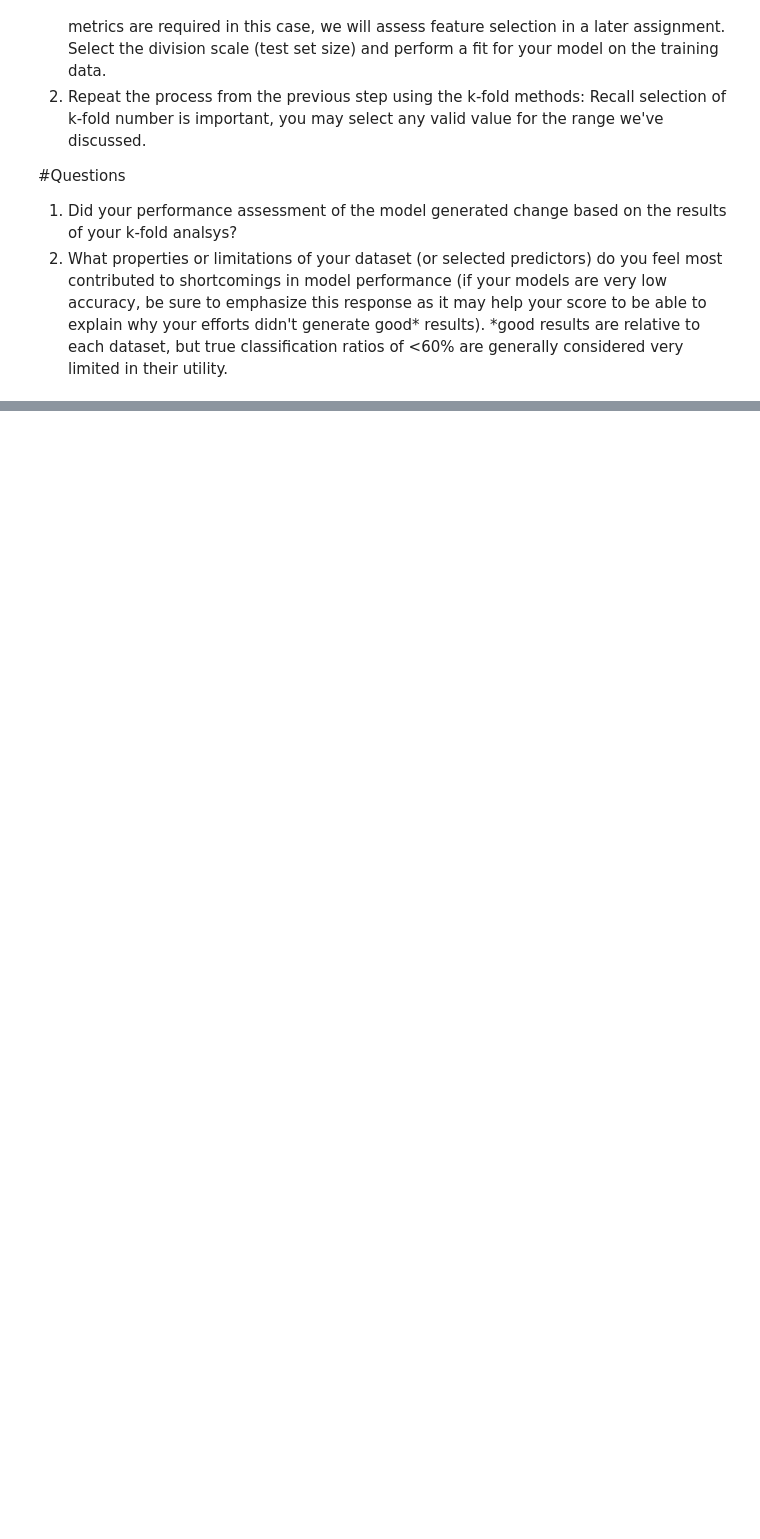
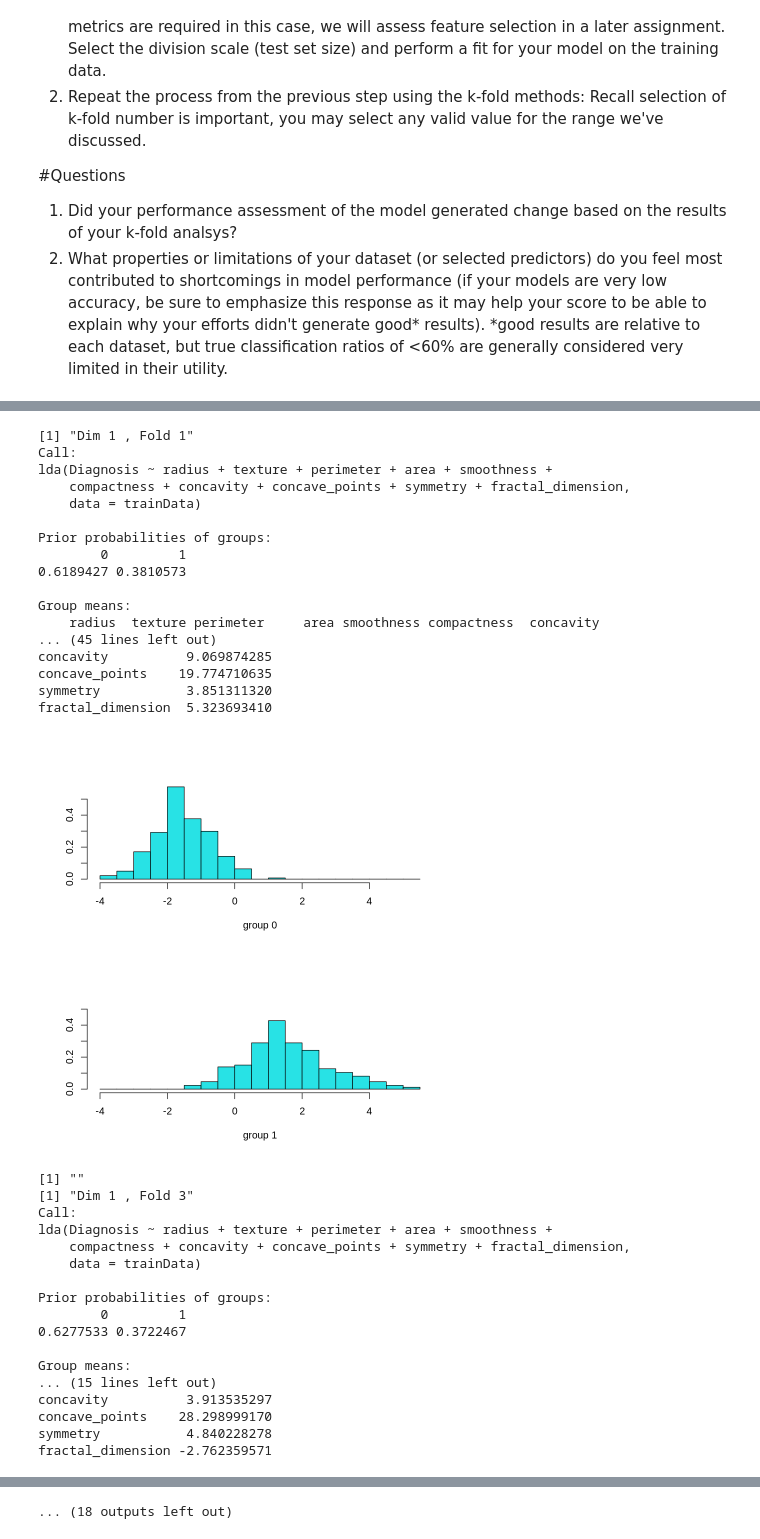
Before and after one commit to joelvinas/COMP-SCI_5565, a Jupyter notebook: Assignment 3/Code/Feature_Selection_&_Classification_Section_2_Classification.ipynb, the cells around one changed output, grey strips where cells are left out. Drawn from its saved outputs; the diff is of its cells as text; code cells hidden in the pictures; blank space fills up the shorter version.

```diff
--- a/Assignment 3/Code/Feature_Selection_&_Classification_Section_2_Classification.ipynb
+++ b/Assignment 3/Code/Feature_Selection_&_Classification_Section_2_Classification.ipynb
@@ -25,0 +333,59 @@ Recall selection of k-fold number is important, you may select any valid value f
+# %%
+library(MASS)
+
+dataframe_list <- list("Dim 1" = wdbc_data1, "Dim 2" = wdbc_data2, "Dim 3" = wdbc_data3)
+
+for (df_name in names(dataframe_list)) {
+  current_df <- dataframe_list[[df_name]]
+
+  for (cur_group in 1:5) {
+  trainData <- current_df %>%
+    filter(data_group != cur_group)
+  testData <- current_df %>%
+    filter(data_group == cur_group)
+
+  lda.fit <- lda(Diagnosis ~ radius + texture + perimeter + area + smoothness + compactness + concavity + concave_points + symmetry + fractal_dimension,
+    data = trainData)
+  print(paste(df_name, ", Fold",cur_group))
+  print(lda.fit)
+  plot(lda.fit)
+  print("")
+
+  }
+}
+# %% [output]
+[1] "Dim 1 , Fold 1"
+Call:
+lda(Diagnosis ~ radius + texture + perimeter + area + smoothness +
+    compactness + concavity + concave_points + symmetry + fractal_dimension,
+    data = trainData)
+
+Prior probabilities of groups:
+        0         1
+0.6189427 0.3810573
+
+Group means:
+    radius  texture perimeter     area smoothness compactness  concavity
+... (45 lines left out)
+concavity          9.069874285
+concave_points    19.774710635
+symmetry           3.851311320
+fractal_dimension  5.323693410
+[figure, added]
+[1] ""
+[1] "Dim 1 , Fold 3"
+Call:
+lda(Diagnosis ~ radius + texture + perimeter + area + smoothness +
+    compactness + concavity + concave_points + symmetry + fractal_dimension,
+    data = trainData)
+
+Prior probabilities of groups:
+        0         1
+0.6277533 0.3722467
+
+Group means:
+... (15 lines left out)
+concavity          3.913535297
+concave_points    28.298999170
+symmetry           4.840228278
+fractal_dimension -2.762359571
@@ -25,0 +465 @@ Recall selection of k-fold number is important, you may select any valid value f
+... (18 outputs left out)
```
Also changed, not shown: parts of 10 cells of this notebook, 1 other file.
